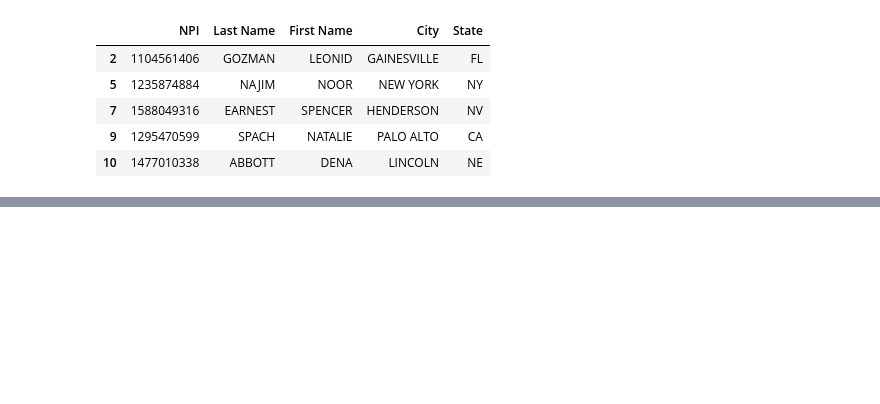
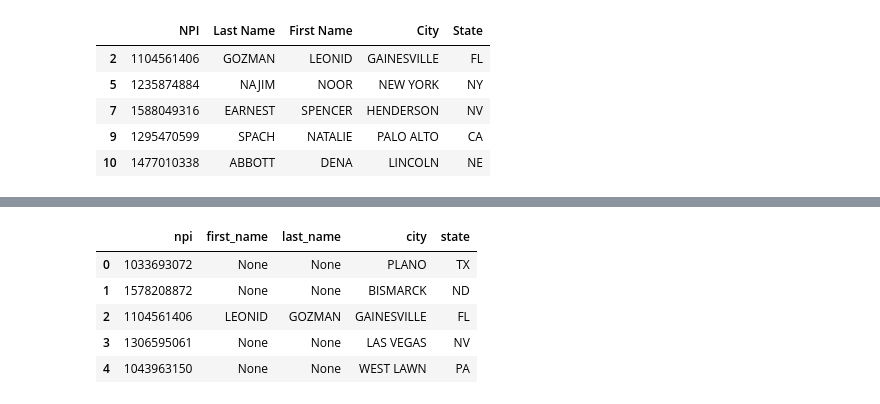
Before and after one commit to Mcusac/Project-2, a Jupyter notebook: Notebook.ipynb, the cells around one changed output, grey strips where cells are left out. Saved outputs shown, nothing was run; the diff lists cells and outputs as text; code cells hidden in the pictures; blank space fills up the shorter version.

```diff
--- a/Notebook.ipynb
+++ b/Notebook.ipynb
@@ -112,0 +164,9 @@ engine.table_names()
+# %%
+pd.read_sql_query('select * from provider_name_loc', con=engine).head()
+# %% [output]
+|  | npi | first_name | last_name | city | state |
+| 0 | 1033693072 | None | None | PLANO | TX |
+| 1 | 1578208872 | None | None | BISMARCK | ND |
+| 2 | 1104561406 | LEONID | GOZMAN | GAINESVILLE | FL |
+| 3 | 1306595061 | None | None | LAS VEGAS | NV |
+| 4 | 1043963150 | None | None | WEST LAWN | PA |
```
Also changed, not shown: parts of 12 cells of this notebook, 3 other files.
